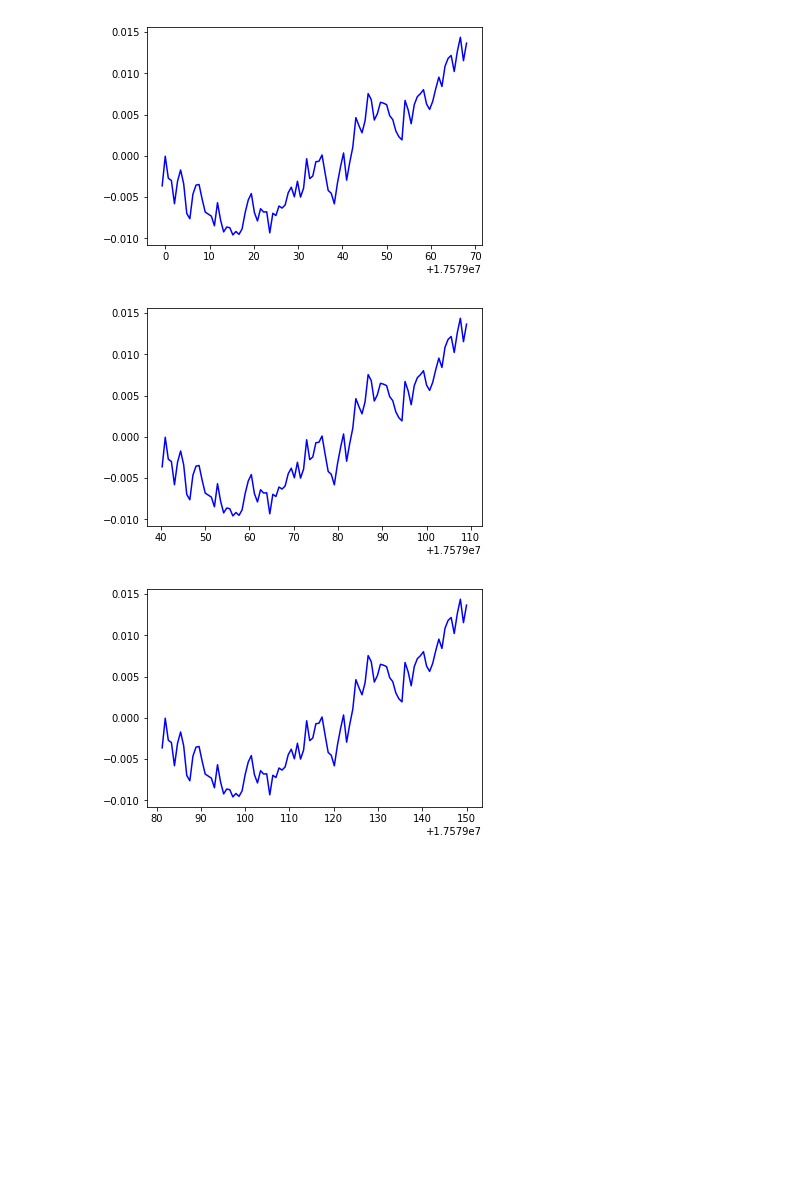
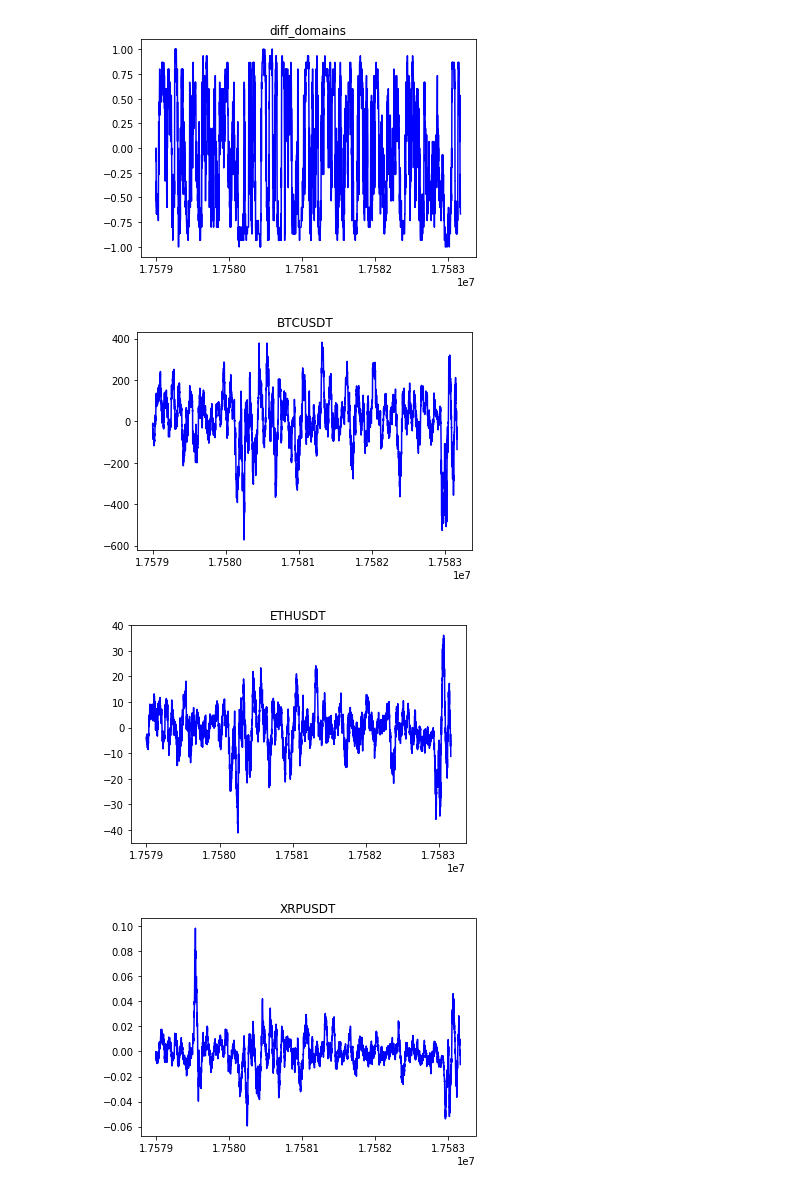
Before and after one commit to ericguillaume/sniffer, a Jupyter notebook: visualize_features.ipynb, the cells around one changed output. Drawn from its saved outputs; the diff is of its cells as text; code cells hidden in the pictures; blank space fills up the shorter version.

```diff
--- a/visualize_features.ipynb
+++ b/visualize_features.ipynb
@@ -43,16 +51,0 @@ for symbol in selected_symbols:
-# %%
-mask_length = 60
-prices_mask = np.zeros((mask_length,), dtype='float')
-prices_mask[mask_length - 1] = -1
-prices_mask[0] = 1
-timestamps_mask = np.zeros((mask_length,), dtype='float')
-timestamps_mask[0] = 1
-
-dict_symbol_diff = {}
-for symbol in selected_symbols:
-    diff = np.convolve(prices, prices_mask, mode = 'valid')
-    dict_symbol_diff[symbol] = diff
-    timestamps = np.convolve(timestamps, timestamps_mask, mode = 'valid')
-    dict_symbol_timestamps[symbol] = timestamps
-
-    print(timestamps.shape)
@@ -63,16 +153,30 @@ for symbol in selected_symbols:
 # %%
+# display matpltolib graphs
+
 %matplotlib inline
 import matplotlib.pyplot as plt
 
-sequence_length_limit = 100
-for symbol in selected_symbols:
-    x = dict_symbol_timestamps[symbol][:sequence_length_limit]
-    y = dict_symbol_diff[symbol][:sequence_length_limit]
 
-    x_per_day = [x_datum / float(24 * 3600) for x_datum in x]
-    plt.plot(x_per_day, y, c='blue')
-    plt.show()
+symbols_to_graph_with_patplotlib = abstract_feature_symbols + selected_symbols
+
+# x-axis: number of days
+def display_matplotlib_graphs(d_symbol_timestamps, d_symbol_diff, matplotlib_sequence_length_limit):
+    for symbol in symbols_to_graph_with_patplotlib:
+        x = d_symbol_timestamps[symbol]
+        y = d_symbol_diff[symbol]
+
+        if matplotlib_sequence_length_limit != "nolimit":
+            x = x[:matplotlib_sequence_length_limit]
+            y = y[:matplotlib_sequence_length_limit]
+
+        x_per_day = [x_datum / float(24 * 3600) for x_datum in x]
+        plt.title(symbol)
+        plt.plot(x_per_day, y, c='blue')
+        plt.show()
+
+display_matplotlib_graphs(d_symbol_timestamps, d_symbol_diff, matplotlib_sequence_length_limit)
 # %% [output]
-[figure, old version]
+[figure, new version]
-[figure, old version]
+[figure, new version]
-[figure, old version]
+[figure, new version]
+[figure, added]
```
Also changed, not shown: parts of 14 cells of this notebook.
